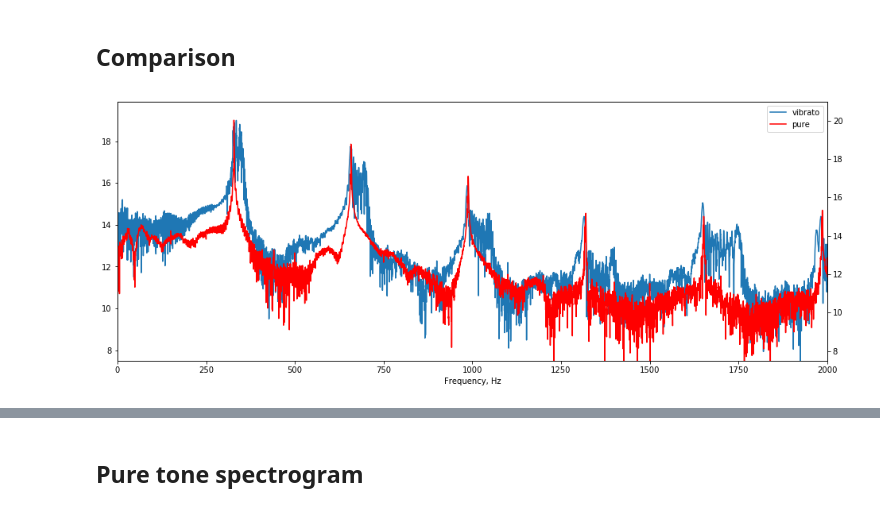
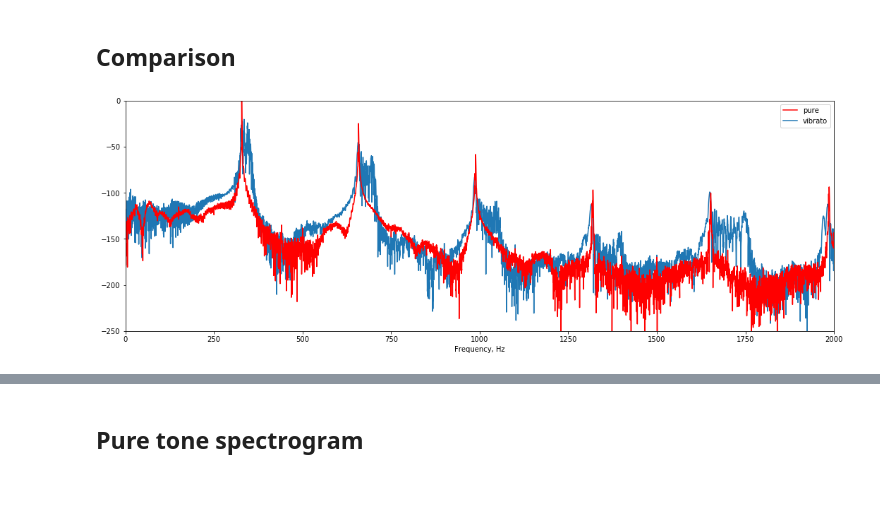
Before and after one commit to spirit11/wave_modulations, a Jupyter notebook: wavefile.ipynb, the cells around one changed output, grey strips where cells are left out. Drawn from its saved outputs; the diff is of its cells as text; code cells hidden in the pictures.

```diff
--- a/wavefile.ipynb
+++ b/wavefile.ipynb
@@ -60,17 +63,27 @@ showsig(vibrato)
 # %% [markdown]
 ## Comparison
 # %%
-plt.figure(figsize=(16,6))
-a=plt.gca()
+def compare(uselog,ymin=None,ymax=None):
+    class NormDb:
+        def __init__(self,refsig):
+            self.maxvalue=np.abs(np.fft.fft(refsig)).max()
+        def __call__(self,sp):
+            return 20*np.log(sp/self.maxvalue)
 
-l1=plotspec(vibrato,a)
-plt.ylim(ymin=7.5)
-a2=a.twinx()
-l2=plotspec(pure,a2,c='r')
-plt.xlim([0, 2000])
-plt.ylim(ymin=7.5)
-plt.legend([l1,l2],['vibrato','pure'])
+    if uselog: uselog=NormDb(pure)
 
-plt.show()
+    plt.figure(figsize=(18,6))
+    a=plt.gca()
+
+    l1=plotspec(vibrato,uselog=uselog,ax=a)
+    l2=plotspec(pure,uselog=uselog,ax=a,c='r')
+
+    plt.xlim([0, 2000])
+    plt.ylim(ymin=ymin, ymax=ymax)
+    plt.legend([l2,l1],['pure','vibrato'])
+
+    plt.show()
-# %% [output]
-[figure, removed]
+# %%
+compare(uselog=True,ymin=-250,ymax=0)
+# %% [output]
+[figure, added]
```
Also changed, not shown: parts of 14 cells of this notebook.
